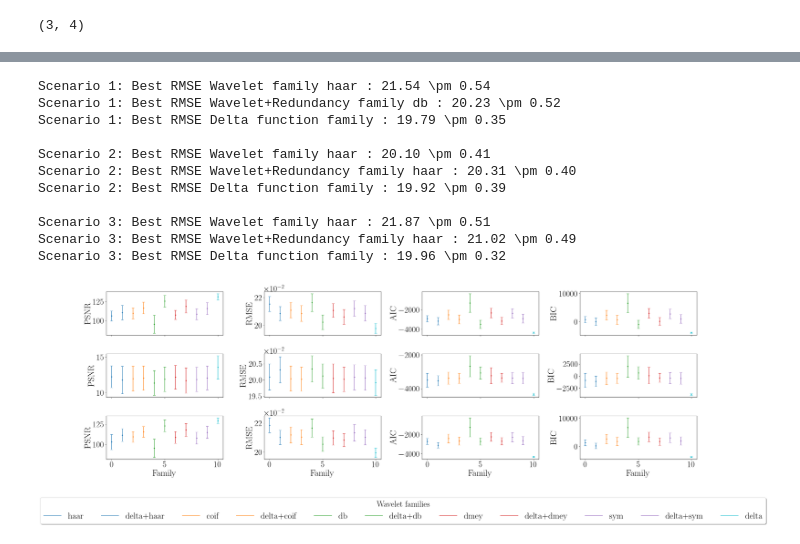
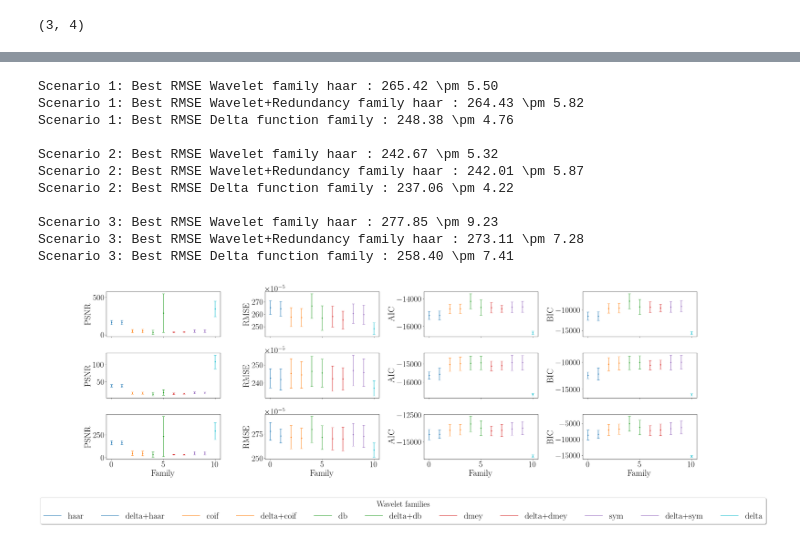
Before and after one commit to miguelcarcamov/cs-romer-notebooks, a Jupyter notebook: wavelet_study/plot_families_numpyfiles.ipynb, the cells around one changed output, grey strips where cells are left out. Drawn from its saved outputs; the diff is of its cells as text; code cells hidden in the pictures.

```diff
--- a/wavelet_study/plot_families_numpyfiles.ipynb
+++ b/wavelet_study/plot_families_numpyfiles.ipynb
@@ -33,9 +33,9 @@ plt.rc('legend', fontsize=BIGGER_SIZE)  # legend fontsize
 # %%
 nscenarios = 3
 # %%
-mean_files = ["uwavelet_meerkat_means.npy", "uwavelet_meerkat_red_means.npy"]
+mean_files = ["uwavelet_meerkat_means_nolambda0.npy", "uwavelet_meerkat_red_means_nolambda0.npy"]
 # %%
-std_files = ["uwavelet_meerkat_stds.npy", "uwavelet_meerkat_red_stds.npy"]
+std_files = ["uwavelet_meerkat_stds_nolambda0.npy", "uwavelet_meerkat_red_stds_nolambda0.npy"]
 # %%
 scenarios_means = np.load(mean_files[0])
 scenarios_red_means = np.load(mean_files[1])
@@ -62,8 +62,8 @@ idx_sc1_red = np.argmin(scenarios_red_means[0, 2])
 idx_sc2_red = np.argmin(scenarios_red_means[1, 2])
 idx_sc3_red = np.argmin(scenarios_red_means[2, 2])
 # %%
-delta_basis_means = np.load("deltaf_meerkat_scenarios_means.npy")
-delta_basis_stds = np.load("deltaf_meerkat_scenarios_stds.npy")
+delta_basis_means = np.load("deltaf_meerkat_scenarios_means_nolambda0.npy")
+delta_basis_stds = np.load("deltaf_meerkat_scenarios_stds_nolambda0.npy")
 # %%
 delta_basis_means.shape
 # %% [output]
@@ -282,78 +282,79 @@ Scenario 3: Best PSNR Delta function family : 129.54 \pm 3.40
 #delta_basis_stds[:, 1] *= 10**5
 #scenarios_red_means[:,1,:] *= 10**5
 #scenarios_red_stds[:,1,:] *= 10**5
+exponent = 5
 
 print(
     "Scenario 1: Best RMSE Wavelet family {0} : {1:.2f} \pm {2:.2f}".format(
-        use_wavelet[idx_sc1], scenarios_means[0, 1, idx_sc1] * 10**2,
-        scenarios_stds[0, 1, idx_sc1] * 10**2
+        use_wavelet[idx_sc1], scenarios_means[0, 1, idx_sc1] * 10**exponent,
+        scenarios_stds[0, 1, idx_sc1] * 10**exponent
     )
 )
 
 print(
     "Scenario 1: Best RMSE Wavelet+Redundancy family {0} : {1:.2f} \pm {2:.2f}".format(
-        use_wavelet[idx_sc1_red], scenarios_red_means[0, 1, idx_sc1_red] * 10**2,
-        scenarios_red_stds[0, 1, idx_sc1_red] * 10**2
+        use_wavelet[idx_sc1_red], scenarios_red_means[0, 1, idx_sc1_red] * 10**exponent,
+        scenarios_red_stds[0, 1, idx_sc1_red] * 10**exponent
     )
 )
 
 print(
     "Scenario 1: Best RMSE Delta function family : {0:.2f} \pm {1:.2f}\n".format(
-        delta_basis_means[0, 1] * 10**2, delta_basis_stds[0, 1] * 10**2
+        delta_basis_means[0, 1] * 10**exponent, delta_basis_stds[0, 1] * 10**exponent
     )
 )
 
 print(
     "Scenario 2: Best RMSE Wavelet family {0} : {1:.2f} \pm {2:.2f}".format(
-        use_wavelet[idx_sc2], scenarios_means[1, 1, idx_sc2] * 10**2,
-        scenarios_stds[1, 1, idx_sc2] * 10**2
+        use_wavelet[idx_sc2], scenarios_means[1, 1, idx_sc2] * 10**exponent,
+        scenarios_stds[1, 1, idx_sc2] * 10**exponent
     )
 )
 
 print(
     "Scenario 2: Best RMSE Wavelet+Redundancy family {0} : {1:.2f} \pm {2:.2f}".format(
-        use_wavelet[idx_sc2_red], scenarios_red_means[1, 1, idx_sc2_red] * 10**2,
-        scenarios_red_stds[1, 1, idx_sc2_red] * 10**2
+        use_wavelet[idx_sc2_red], scenarios_red_means[1, 1, idx_sc2_red] * 10**exponent,
+        scenarios_red_stds[1, 1, idx_sc2_red] * 10**exponent
     )
 )
 
 print(
     "Scenario 2: Best RMSE Delta function family : {0:.2f} \pm {1:.2f}\n".format(
-        delta_basis_means[1, 1]* 10**2, delta_basis_stds[1, 1] * 10**2
+        delta_basis_means[1, 1]* 10**exponent, delta_basis_stds[1, 1] * 10**exponent
     )
 )
 
 print(
     "Scenario 3: Best RMSE Wavelet family {0} : {1:.2f} \pm {2:.2f}".format(
-        use_wavelet[idx_sc3], scenarios_means[2, 1, idx_sc3] * 10**2,
-        scenarios_stds[2, 1, idx_sc3] * 10**2
+        use_wavelet[idx_sc3], scenarios_means[2, 1, idx_sc3] * 10**exponent,
+        scenarios_stds[2, 1, idx_sc3] * 10**exponent
     )
 )
 
 print(
     "Scenario 3: Best RMSE Wavelet+Redundancy family {0} : {1:.2f} \pm {2:.2f}".format(
-        use_wavelet[idx_sc3_red], scenarios_red_means[2, 1, idx_sc3_red] * 10**2,
-        scenarios_red_stds[2, 1, idx_sc3_red] * 10**2
+        use_wavelet[idx_sc3_red], scenarios_red_means[2, 1, idx_sc3_red] * 10**exponent,
+        scenarios_red_stds[2, 1, idx_sc3_red] * 10**exponent
     )
 )
 
 print(
     "Scenario 3: Best RMSE Delta function family : {0:.2f} \pm {1:.2f}\n".format(
-        delta_basis_means[2, 1] * 10**2, delta_basis_stds[2, 1] * 10**2
+        delta_basis_means[2, 1] * 10**exponent, delta_basis_stds[2, 1] * 10**exponent
     )
 )
 # %% [output]
-Scenario 1: Best RMSE Wavelet family haar : 21.54 \pm 0.54
-Scenario 1: Best RMSE Wavelet+Redundancy family db : 20.23 \pm 0.52
-Scenario 1: Best RMSE Delta function family : 19.79 \pm 0.35
+Scenario 1: Best RMSE Wavelet family haar : 265.42 \pm 5.50
+Scenario 1: Best RMSE Wavelet+Redundancy family haar : 264.43 \pm 5.82
+Scenario 1: Best RMSE Delta function family : 248.38 \pm 4.76
 
-Scenario 2: Best RMSE Wavelet family haar : 20.10 \pm 0.41
-Scenario 2: Best RMSE Wavelet+Redundancy family haar : 20.31 \pm 0.40
-Scenario 2: Best RMSE Delta function family : 19.92 \pm 0.39
+Scenario 2: Best RMSE Wavelet family haar : 242.67 \pm 5.32
+Scenario 2: Best RMSE Wavelet+Redundancy family haar : 242.01 \pm 5.87
+Scenario 2: Best RMSE Delta function family : 237.06 \pm 4.22
 
-Scenario 3: Best RMSE Wavelet family haar : 21.87 \pm 0.51
-Scenario 3: Best RMSE Wavelet+Redundancy family haar : 21.02 \pm 0.49
-Scenario 3: Best RMSE Delta function family : 19.96 \pm 0.32
+Scenario 3: Best RMSE Wavelet family haar : 277.85 \pm 9.23
+Scenario 3: Best RMSE Wavelet+Redundancy family haar : 273.11 \pm 7.28
+Scenario 3: Best RMSE Delta function family : 258.40 \pm 7.41
 # %%
 _id = np.arange(0, 2 * nwavelets, 2)
 names = ["PSNR", "RMSE", "AIC", "BIC"]
@@ -365,9 +366,9 @@ cmap = plt.get_cmap('tab10')
 #cmap = cmc.roma
 colors = [cmap(i) for i in np.linspace(0, 1, 2 * nwavelets + 1)]
 
-ax[0, 1].ticklabel_format(axis="y", style='sci', scilimits=(-2, -2))
-ax[1, 1].ticklabel_format(axis="y", style='sci', scilimits=(-2, -2))
-ax[2, 1].ticklabel_format(axis="y", style='sci', scilimits=(-2, -2))
+ax[0, 1].ticklabel_format(axis="y", style='sci', scilimits=(-exponent, -exponent))
+ax[1, 1].ticklabel_format(axis="y", style='sci', scilimits=(-exponent, -exponent))
+ax[2, 1].ticklabel_format(axis="y", style='sci', scilimits=(-exponent, -exponent))
 
 for i in range(scenarios_means.shape[0]):
     for j in range(len(names)):
@@ -416,31 +417,31 @@ for i in range(scenarios_means.shape[0]):
 #            ax[i,j].axvline(x = idx_coif[k], color = 'k', linestyle="--", alpha=0.8)
 
 #for i in range(scenarios_means.shape[0]):
 #ax[i,1].set_ylim([0,0.0015])
 #ax[i,2].set_ylim([-25000,-20000])
 #ax[i,3].set_ylim([-25000,-20000])
 
 #ax[i,2].set_ylim([-25000,-15000]) #undecimated
 #ax[i,3].set_ylim([-25000,17500]) #undecimated
 undecimated = "_undecimated"
 ofile_name = "families" + undecimated + "_wavelets_meerkat.pdf"
 #fig.legend(loc='lower center', bbox_to_anchor=(0.5, -0.5), ncol=19, fancybox=True, shadow=True, title="Wavelets")
 #ax[len(scenarios)-1, 1].legend(loc='upper left', bbox_to_anchor=[1.0, -0.5], ncol=19, fancybox=True, shadow=True, title="Wavelets")
 h, l = ax[0, 0].get_legend_handles_labels()
 legend = fig.legend(
     h,
     l,
     loc='lower center',
     ncol=18,
     fancybox=True,
     bbox_to_anchor=[0.52, -0.2],
     shadow=True,
     title="Wavelet families"
 )
 # fig.suptitle("Delta dirac basis + Undecimated Wavelet")
 fig.tight_layout()
 if os.path.isfile(ofile_name):
     os.remove(ofile_name)  # Opt.: os.system("rm "+strFile)
 fig.savefig(ofile_name, dpi=300, bbox_inches='tight')  #
 # %% [output]
-[figure, old version]
+[figure, new version]
```
Also changed, not shown: parts of 3 cells of this notebook, 6 other files.
